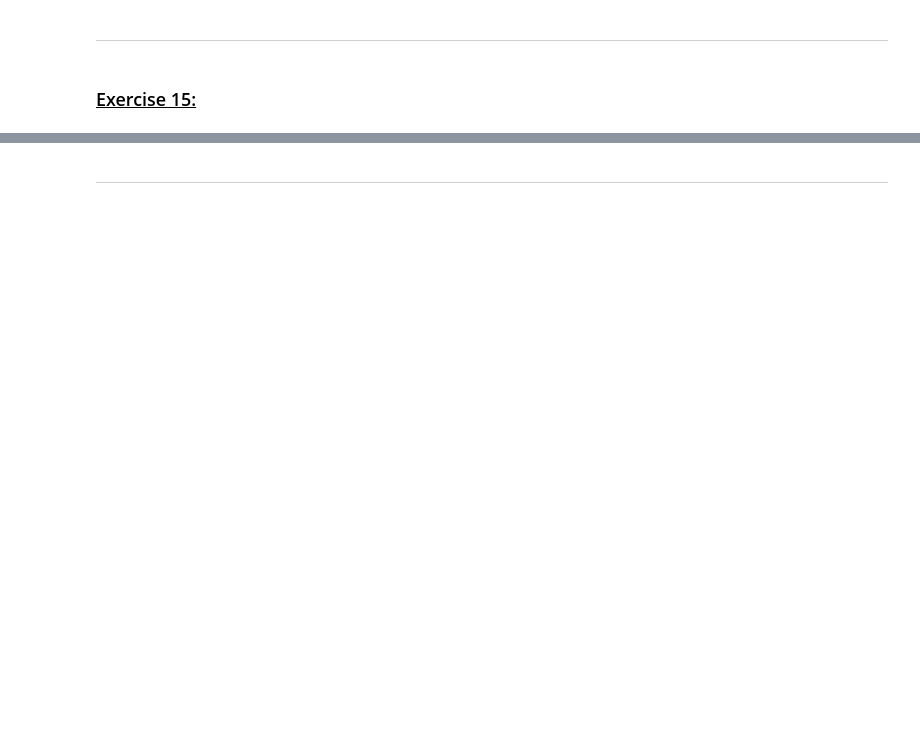
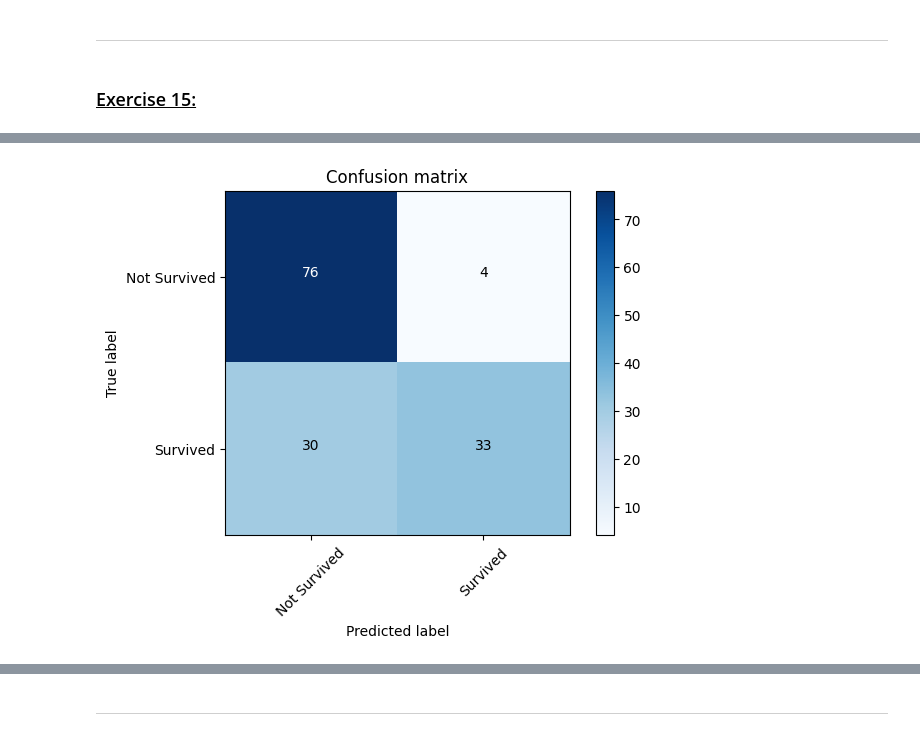
Before and after one commit to sadiam09/Beginner, a Jupyter notebook: exercise_portfolio/coursework.ipynb, the cells around one changed output, grey strips where cells are left out. Cells and saved outputs as stored; diff of their text form; code cells hidden in the pictures; blank space fills up the shorter version.

```diff
--- a/exercise_portfolio/coursework.ipynb
+++ b/exercise_portfolio/coursework.ipynb
@@ -369,24 +465,27 @@ print(f"Predicted tip: {predicted_tip[0]}")
 # %% [markdown]
 ### <u>Exercise 15:</u>
 # %%
+"""
+Titanic survival prediction
+using a decision tree classifier
+"""
+
 import pandas as pd
 from sklearn.model_selection import train_test_split
-from sklearn.tree import DecisionTreeClassifier
+from sklearn.tree import DecisionTreeClassifier      # decision tree model
 from sklearn.metrics import accuracy_score, confusion_matrix, classification_report
-from sklearn.tree import plot_tree, export_text
-import pickle
+from sklearn.tree import plot_tree                   # visualise decision tree
+import pickle # save and load trained model
 import matplotlib.pyplot as plt
-import seaborn as sns
 import numpy as np
 import itertools
-from sklearn.preprocessing import OneHotEncoder
+from sklearn.preprocessing import OneHotEncoder      # convert categorical variables into a numerical format
 
-def plot_confusion_matrix(cm, classes,
+def plot_confusion_matrix(cm, classes, # plots confusion matrix
                           normalize=False,
                           title='Confusion matrix',
                           cmap=plt.cm.Blues):
     """
-    Plots confusion matrix
     cm - confusion matrix
     classes - class list
     normalize - normalize to 1 if True
@@ -394,21 +493,23 @@ def plot_confusion_matrix(cm, classes,
     cmap - color map
     """
 
-    if normalize:
+    if normalize:    # normalise values if required
         cm = cm.astype('float') / cm.sum(axis=1)[:, np.newaxis]
         print("Normalized confusion matrix")
     else:
         print('Confusion matrix, without normalization')
 
-    plt.imshow(cm, interpolation='nearest', cmap=cmap)
+    plt.imshow(cm, interpolation='nearest', cmap=cmap) # plot matrix as image
     plt.title(title)
     plt.colorbar()
-    tick_marks = np.arange(len(classes))
+
+    tick_marks = np.arange(len(classes)) # label axis
     plt.xticks(tick_marks, classes, rotation=45)
     plt.yticks(tick_marks, classes)
 
-    fmt = '.2f' if normalize else 'd'
+    fmt = '.2f' if normalize else 'd' # display values inside confusion matrix cells
     thresh = cm.max() / 2.
+
     for i, j in itertools.product(range(cm.shape[0]), range(cm.shape[1])):
         plt.text(j, i, format(cm[i, j], fmt),
                  horizontalalignment="center",
@@ -419,64 +520,58 @@ def plot_confusion_matrix(cm, classes,
     plt.xlabel('Predicted label')
 
 def experiment(max_depth, min_samples_split):
+
     """
     Builds and trains Decision Tree model
     """
-    # Build and train Decision Tree model
-    model = DecisionTreeClassifier(max_depth=max_depth, min_samples_split=min_samples_split, random_state=42)
-    model.fit(train.drop('Survived', axis=1), train['Survived'])
 
-    # Calculate accuracy metrics
-    preds = model.predict(test.drop('Survived', axis=1))
-    acc = accuracy_score(test['Survived'], preds)
+    model = DecisionTreeClassifier(max_depth=max_depth, min_samples_split=min_samples_split, random_state=42)  # create decision tree model with chosen parameters
+    model.fit(train.drop('Survived', axis=1), train['Survived']) #train model using training data
+
+    preds = model.predict(test.drop('Survived', axis=1)) # prerdict survival on test data
+    acc = accuracy_score(test['Survived'], preds) # Calculate accuracy metrics
     cm = confusion_matrix(test['Survived'], preds)
 
     print("accuracy", acc)
 
-    # Plot confusion matrix
-    plot_confusion_matrix(cm, classes=['Not Survived', 'Survived'])
+    plot_confusion_matrix(cm, classes=['Not Survived', 'Survived']) # Plot confusion matrix
 
-    # Classification report
-    report = classification_report(test['Survived'], preds, target_names=['Not Survived', 'Survived'])
+    report = classification_report(test['Survived'], preds, target_names=['Not Survived', 'Survived']) # display classification report
     print(report)
 
-    # Save model in pickle format
-    with open('../models/model_dt.pkl', 'wb') as f:
-        pickle.dump(model, f)
+    with open('model_dt.pkl', 'wb') as f:
+        pickle.dump(model, f) # Save trained model in pickle format#############
 
-df = pd.read_csv('https://raw.githubusercontent.com/Koldim2001/test_api/refs/heads/main/titanic.csv' )
-df = df[['Survived', 'Pclass', 'Age', 'Fare', 'SibSp', 'Parch', 'Sex', 'Embarked']]
-df = df.dropna()
+df = pd.read_csv('https://raw.githubusercontent.com/Koldim2001/test_api/refs/heads/main/titanic.csv' ) # load titanic dataset
+df = df[['Survived', 'Pclass', 'Age', 'Fare', 'SibSp', 'Parch', 'Sex', 'Embarked']] # select relevant features for the model
+df = df.dropna() # remove rows with missing values
 
 # https://www.datacamp.com/tutorial/one-hot-encoding-python-tutorial
-enc = OneHotEncoder(sparse_output=False, handle_unknown='ignore')
+enc = OneHotEncoder(sparse_output=False, handle_unknown='ignore') # Sex and Embarked are categorical variables so they must be converted to numbers
 
-enc.fit(df[['Sex', 'Embarked']])
+enc.fit(df[['Sex', 'Embarked']]) # fit encoder to dataset
 
-one_hot = enc.transform(df[['Sex', 'Embarked']])
+one_hot = enc.transform(df[['Sex', 'Embarked']]) # transform categorical to encoded numerical columns
 
-encoded_cols = enc.get_feature_names_out(['Sex', 'Embarked'])
+encoded_cols = enc.get_feature_names_out(['Sex', 'Embarked']) # get names of encoded columns
 
-one_hot_df = pd.DataFrame(one_hot, columns=encoded_cols, index=df.index)
+one_hot_df = pd.DataFrame(one_hot, columns=encoded_cols, index=df.index) # convert encoded array to dataframe
 
-df = pd.concat([df, one_hot_df], axis=1)
+df = pd.concat([df, one_hot_df], axis=1) # combine encoded columns wiht original data
 
-# remove original text columns after encoding
-df = df.drop(columns=['Sex', 'Embarked'])
+df = df.drop(columns=['Sex', 'Embarked']) # remove original text columns after encoding
 
-train, test = train_test_split(df, test_size=0.2)
+train, test = train_test_split(df, test_size=0.2, random_state=42) # split data into training and testing
 
-# Define model hyperparameters
 max_depth = 5
-min_samples_split = 150
+min_samples_split = 150 # Define model hyperparameters
 
-experiment(max_depth, min_samples_split)
+experiment(max_depth, min_samples_split) # train and evluate model
 
-with open('../models/model_dt.pkl', 'rb') as f:
-    model = pickle.load(f)
+with open('model_dt.pkl', 'rb') as f:
+    model = pickle.load(f) # load saved model
 
-# Predict outcome of Titanic trip for a person
-person = pd.DataFrame({
+person = pd.DataFrame({    # Predict outcome of Titanic trip for a person
     'Pclass': [3],
     'Age': [55],
     'Fare': [7.25],
@@ -492,21 +587,22 @@ person = pd.DataFrame({
 prediction = model.predict(person)
 print(f"The model predicts {prediction}")
 
-if prediction == [1]:
-    print ("This person is, the most likely, is a survivor.")
+if prediction[0] == 1:
+    print ("This person is most likely a survivor.")
 else:
-    print("This person, the most likely, perished.")
+    print("This person is most likely deceased.") # interpret prediction
 
 plt.figure(figsize=(80,20))
-plot_tree(model, feature_names=df.drop(columns='Survived').columns, max_depth=5, filled=True)
+plot_tree(model, feature_names=df.drop(columns='Survived').columns, max_depth=5, filled=True) # visualise trained decision tree
 
 importances = pd.Series(model.feature_importances_, index=df.drop(columns='Survived').columns)
-importances = importances.sort_values(ascending=False)
+importances = importances.sort_values(ascending=False) # sort features by importance
 
-plt.figure(figsize=(10, 6))
+plt.figure(figsize=(10, 6)) # plot feature important bar chart
 importances.plot(kind='bar')
 plt.title('Feature Importance')
 plt.ylabel('Importance')
 plt.tight_layout()
 plt.show()
 plt.close()
+# %% [output]
@@ -512,0 +622 @@ plt.close()
+[figure, added]
```
Also changed, not shown: parts of 24 cells of this notebook, 1 other file.
